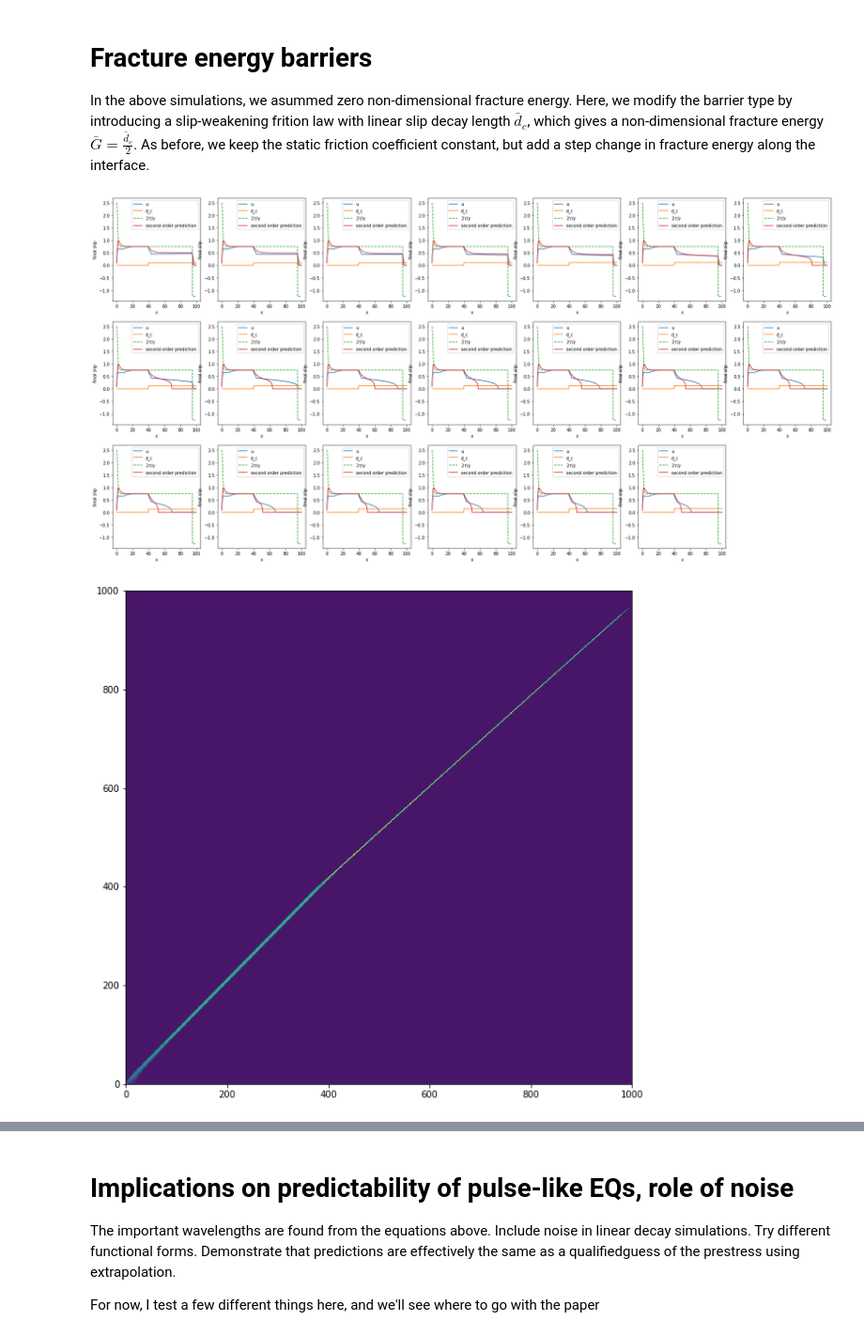
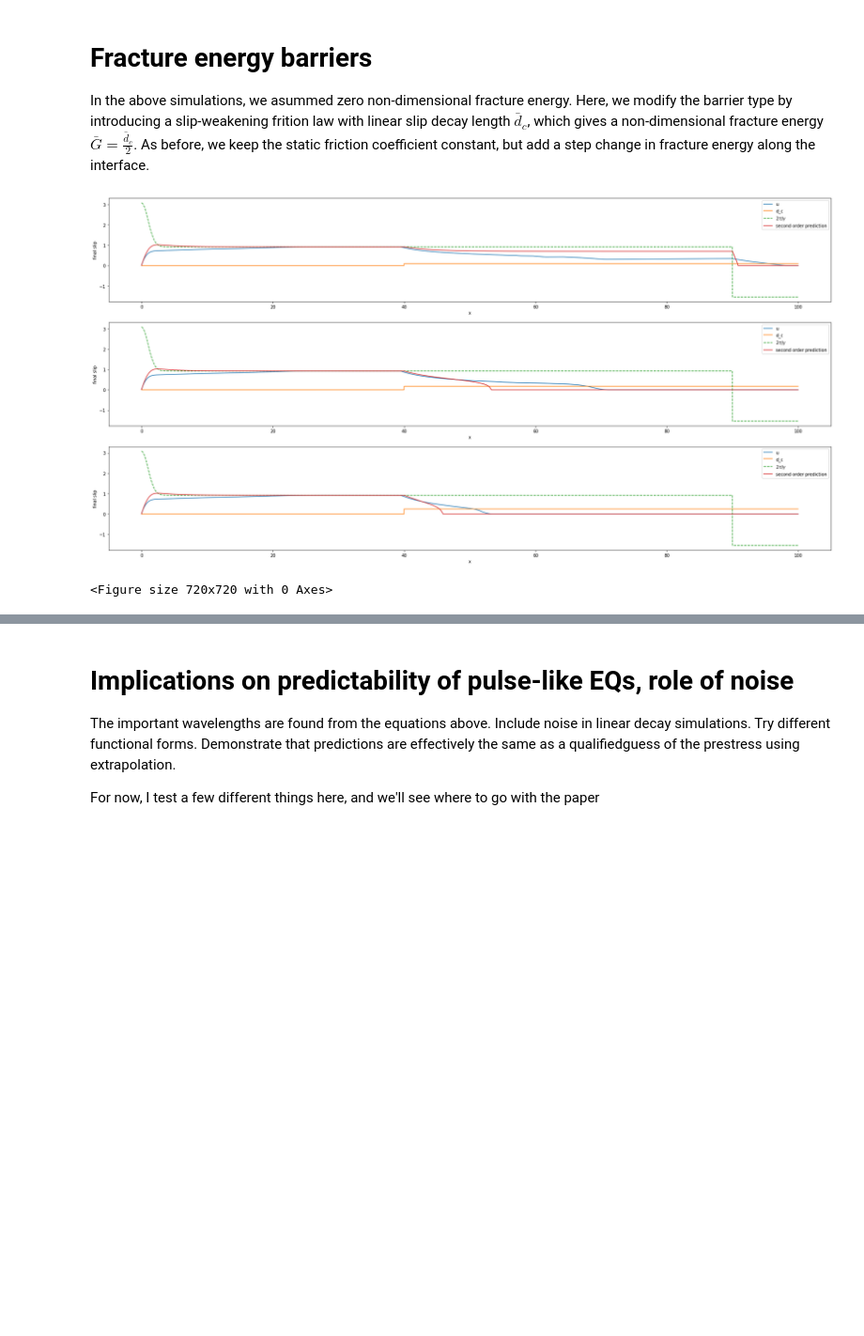
Before and after one commit to kjetilthogersen/1D-rupture, a Jupyter notebook: pulsePaper.ipynb, the cells around one changed output, grey strips where cells are left out. Shown at 94% size. Drawn from its saved outputs; the diff is of its cells as text; code cells hidden in the pictures; blank space fills up the shorter version.

```diff
--- a/pulsePaper.ipynb
+++ b/pulsePaper.ipynb
@@ -244,6 +277,6 @@ for xmax in range(20,100,N_runs):
                                        output_interval = 100,
                                        gamma = 0.9,
                                        tmax = tmax,
-                                       beta = 1e-2,
+                                       beta = 1e-3,
                                        bc='fixed',
-                                       frictionLaw = SlipWeakeningFrictionLaw(dc=1e-3,delta_u = np.zeros(np.size(x))) ) )
+                                       frictionLaw = SlipWeakeningFrictionLaw(dc=0,delta_u = np.zeros(np.size(x))) ) )
@@ -263,7 +298,7 @@ plt.subplot(1,3,2)
 for runInd in range(N_runs):
     Nmax = len(dataPulse[runInd]['t'])
     plt.plot(dataPulse[runInd]['x'],dataPulse[runInd]['u'][:,-1])
-    u_pred = PulsePrediction(startPos = 0, u = dataPulse[runInd]['u'], x = dataPulse[runInd]['x'],tau = dataPulse[runInd]['tau'], gamma = dataPulse[runInd]['gamma'],dc = dataPulse[runInd]['frictionLaw'].dc)
+    u_pred = PulsePrediction(startPos = 0, u = dataPulse[runInd]['u'], x = dataPulse[runInd]['x'],tau = dataPulse[runInd]['tau'], gamma = dataPulse[runInd]['gamma'],dc = 1e-1+dataPulse[runInd]['frictionLaw'].dc)
     plt.plot(dataPulse[runInd]['x'],u_pred,'--k')
 
 plt.xlabel('x')
@@ -550,0 +700,9 @@ The next we can do is to select a size of the barrier $L$, and measure the arres
+# %%
+tau_all_pred = np.logspace(-2,0,250)
+tau_barrier_all_pred = -np.logspace(-2,0,250)
+L_arrest_pred = np.zeros([np.size(tau_all_pred),np.size(tau_barrier_all_pred)])
+
+x_barrier = 40
+for i in range(np.size(tau_all_pred)):
+    for j in range(np.size(tau_barrier_all_pred)):
+        L_arrest_pred[i,j]=2/gamma*np.log((tau_barrier_all_pred[j]-tau_all_pred[i])/tau_barrier_all_pred[j])
@@ -610,51 +869,55 @@ In the above simulations, we asummed zero non-dimensional fracture energy. Here,
 # Note: increasing beta can introduce assymmetric pulses and inhibit arrest (as discussed above)
 
 dt = 1e-3
-tmax = 100
-gamma = 0.8
-beta = 1e-5
+tmax = 200
+gamma = 0.65
+beta = 1e-10
 output_interval = 100
-N_runs = 20
+N_runs = 3
 dataBarrier = []
-barrierVal = np.linspace(1e-1,1.5e-1,N_runs)
+barrierVal = np.linspace(1e-1,2.5e-1,N_runs)
 
 for runInd in range(N_runs):
-    x = np.linspace(0,100,1000)
+    x = np.linspace(0,100,10000)
     tau = gauss(x,0,1)*.7 +.3
     tau[0]=1
-    dc = (barrierVal[runInd]-1e-100)*gauss(x,40,.1) + 1e-100
+    dc = (barrierVal[runInd]-1e-100)*gauss(x,40,.01) + 1e-100
     dc[x>40]=barrierVal[runInd]
 
-    tau[950:]=-.5
+    tau[x>90]=-.5
 
     # run
     dataBarrier.append(run.run_continuum(x = x, tau = tau, tau_minus = tau+2, dt = dt, output_interval = output_interval, gamma = gamma, tmax = tmax, beta = beta, bc='fixed',frictionLaw = SlipWeakeningFrictionLaw(dc=dc,delta_u = np.zeros(np.size(x)))))
 # %%
+%matplotlib inline
 # Plot final slip
 plt.figure(figsize=(30,15))
 for runInd in range(N_runs):
 
     # calculate prediction:
     u_pred = PulsePrediction(startPos = 0, u = dataBarrier[runInd]['u'], x = dataBarrier[runInd]['x'],tau = dataBarrier[runInd]['tau'], gamma = dataBarrier[runInd]['gamma'],dc = dataBarrier[runInd]['frictionLaw'].dc)
 
     plt.subplot(3,int(np.ceil(N_runs/3)),runInd+1)
     plt.plot(dataBarrier[runInd]['x'],dataBarrier[runInd]['u'][:,-1],label='u')
     plt.plot(dataBarrier[runInd]['x'],dataBarrier[runInd]['frictionLaw'].dc,label='d_c')
 
     plt.plot(dataBarrier[runInd]['x'],2*dataBarrier[runInd]['tau']/dataBarrier[runInd]['gamma'],label='$2\\tau/\\gamma$',linestyle='--')
     plt.plot(dataBarrier[runInd]['x'],u_pred,label='second order prediction',linestyle='-')
 
     plt.xlabel('x')
     plt.ylabel('final slip')
 
     plt.legend()
 plt.show()
 
+#print(dataBarrier[0]['frictionLaw'].dc[10000])
+plt.figure(figsize=(10,10))
+#plt.pcolor(dataBarrier[0]['stuck'])
+#plt.plot(dataBarrier[9]['a'][:,-1])
+#plt.plot(dataBarrier[9]['tau'])
 
-plt.figure(figsize=(10,10))
-plt.pcolor(dataBarrier[6]['v'])
 plt.show()
 # TODO: PLot the prediction of arrest in the same figure
 # %% [output]
-[figure, old version]
+[figure, new version]
-[figure, removed]
+<Figure size 720x720 with 0 Axes>
```
Also changed, not shown: parts of 29 cells of this notebook, 6 other files.
